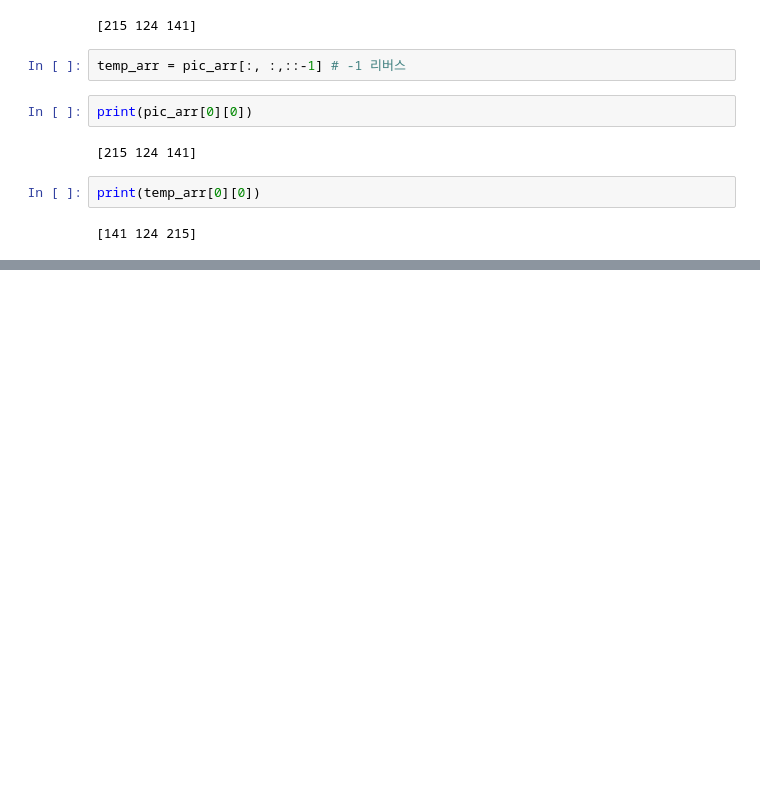
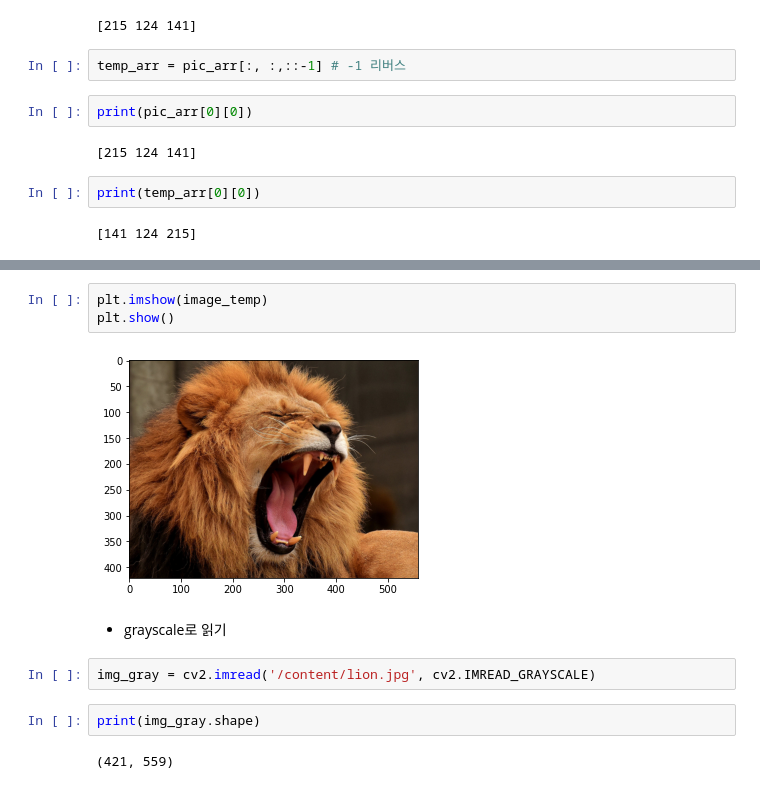
Before and after one commit to 85honesty/OpenCV, a Jupyter notebook: OpneCV_한번에_끝내기.ipynb, the cells around one changed output, grey strips where cells are left out. Cells and saved outputs as stored; diff of their text form; blank space fills up the shorter version.

```diff
--- a/OpneCV_한번에_끝내기.ipynb
+++ b/OpneCV_한번에_끝내기.ipynb
@@ -315,0 +421,13 @@ print(temp_arr[0][0])
+# %%
+plt.imshow(image_temp)
+plt.show()
+# %% [output]
+[figure, added]
+# %% [markdown]
+- grayscale로 읽기
+# %%
+img_gray = cv2.imread('/content/lion.jpg', cv2.IMREAD_GRAYSCALE)
+# %%
+print(img_gray.shape)
+# %% [output]
+(421, 559)
```
Also changed, not shown: parts of 34 cells of this notebook.
